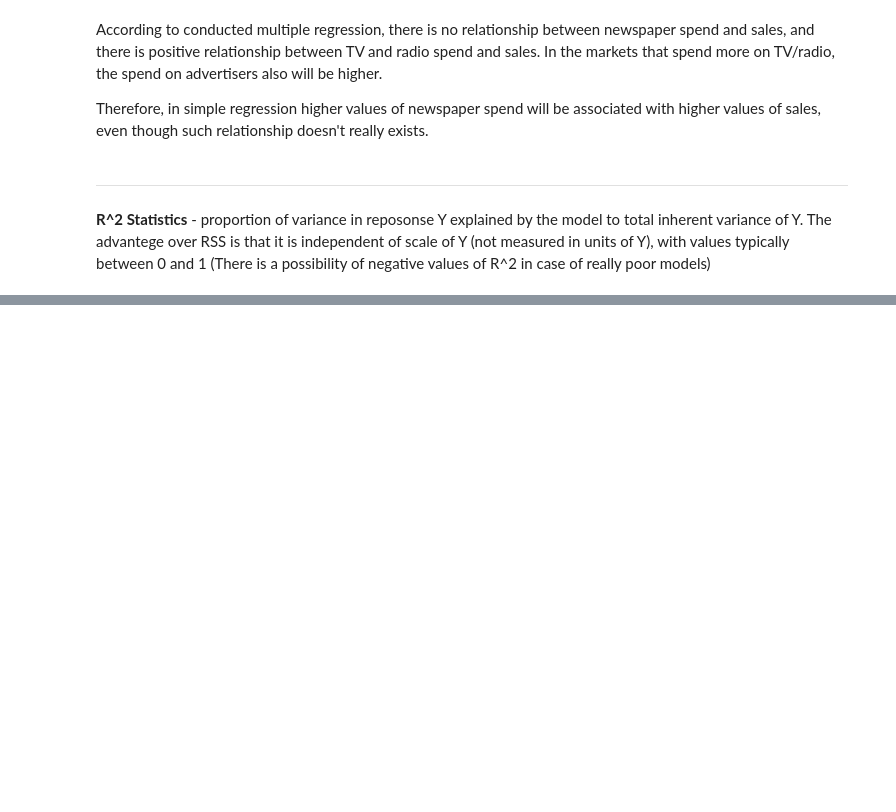
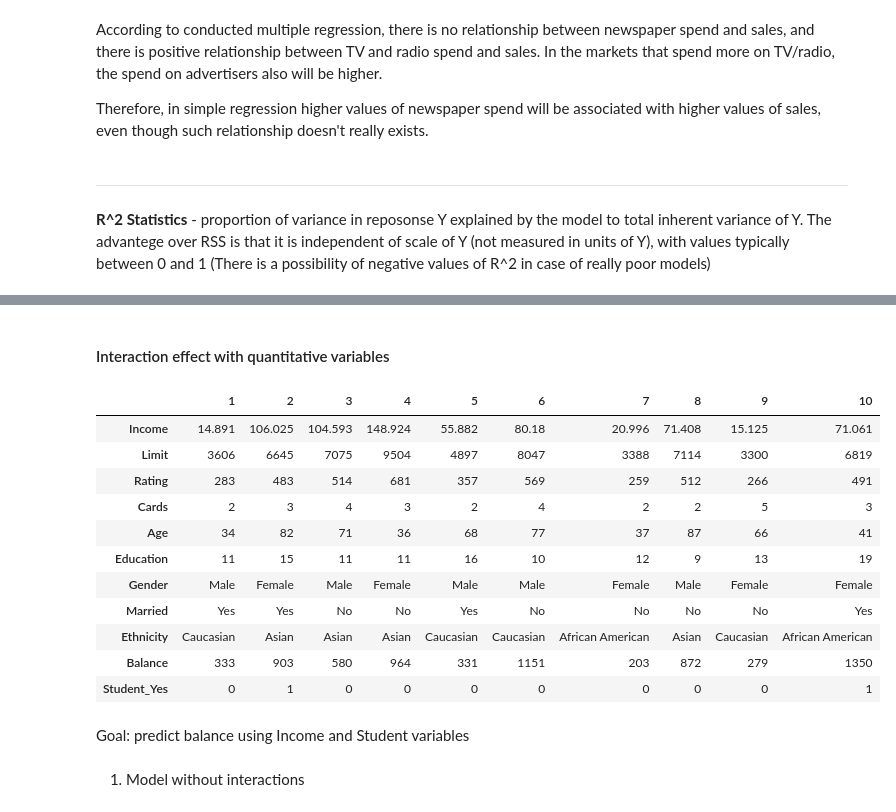
Before and after one commit to eryk-mazus/islr, a Jupyter notebook: Chapter 3.ipynb, the cells around one changed output, grey strips where cells are left out. Cells and saved outputs as stored; diff of their text form; code cells hidden in the pictures; blank space fills up the shorter version.

```diff
--- a/Chapter 3.ipynb
+++ b/Chapter 3.ipynb
@@ -205,0 +242,28 @@ simple vs multiple regression - w jedym istotny a w drugim nieistotny (na podsta
+# %% [markdown]
+#### Interaction effect with quantitative variables
+# %%
+file_name2 = 'Credit.csv'
+df_credit = pd.read_csv(f'data/{file_name2}', index_col=0)
+# %%
+# get dummy varaible for Student
+df_credit = pd.concat((df_credit.loc[:,df_credit.columns != 'Student'],
+          pd.get_dummies(df_credit['Student'],drop_first=True).rename({'Yes':'Student_Yes'}, axis=1)), axis=1)
+# %%
+df_credit.head(10).T
+# %% [output]
+|  | 1 | 2 | 3 | 4 | 5 | 6 | 7 | 8 | 9 | 10 |
+| Income | 14.891 | 106.025 | 104.593 | 148.924 | 55.882 | 80.18 | 20.996 | 71.408 | 15.125 | 71.061 |
+| Limit | 3606 | 6645 | 7075 | 9504 | 4897 | 8047 | 3388 | 7114 | 3300 | 6819 |
+| Rating | 283 | 483 | 514 | 681 | 357 | 569 | 259 | 512 | 266 | 491 |
+| Cards | 2 | 3 | 4 | 3 | 2 | 4 | 2 | 2 | 5 | 3 |
+| Age | 34 | 82 | 71 | 36 | 68 | 77 | 37 | 87 | 66 | 41 |
+| Education | 11 | 15 | 11 | 11 | 16 | 10 | 12 | 9 | 13 | 19 |
+| Gender | Male | Female | Male | Female | Male | Male | Female | Male | Female | Female |
+| Married | Yes | Yes | No | No | Yes | No | No | No | No | Yes |
+| Ethnicity | Caucasian | Asian | Asian | Asian | Caucasian | Caucasian | African American | Asian | Caucasian | African American |
+| Balance | 333 | 903 | 580 | 964 | 331 | 1151 | 203 | 872 | 279 | 1350 |
+| Student_Yes | 0 | 1 | 0 | 0 | 0 | 0 | 0 | 0 | 0 | 1 |
+# %% [markdown]
+Goal: predict balance using Income and Student variables
+# %% [markdown]
+1) Model without interactions
```
Also changed, not shown: parts of 31 cells of this notebook, 3 other files.
